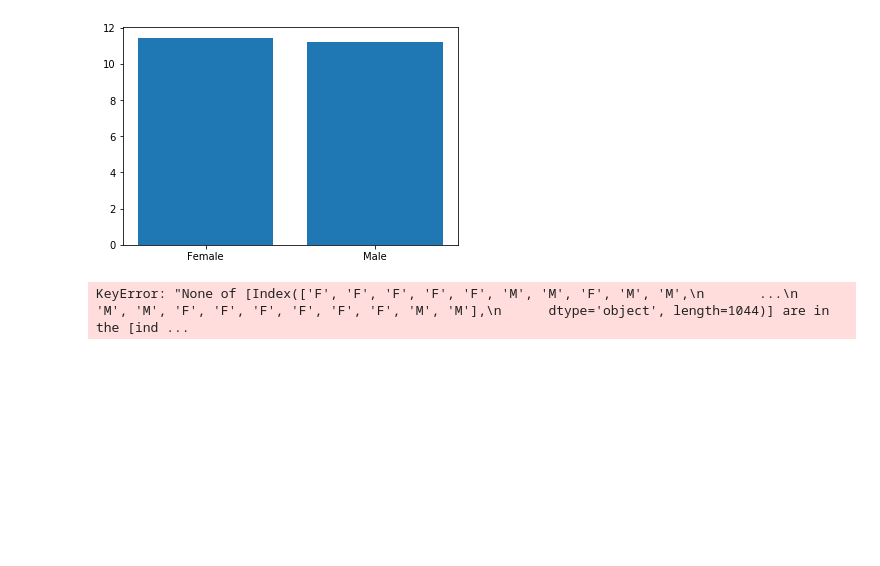
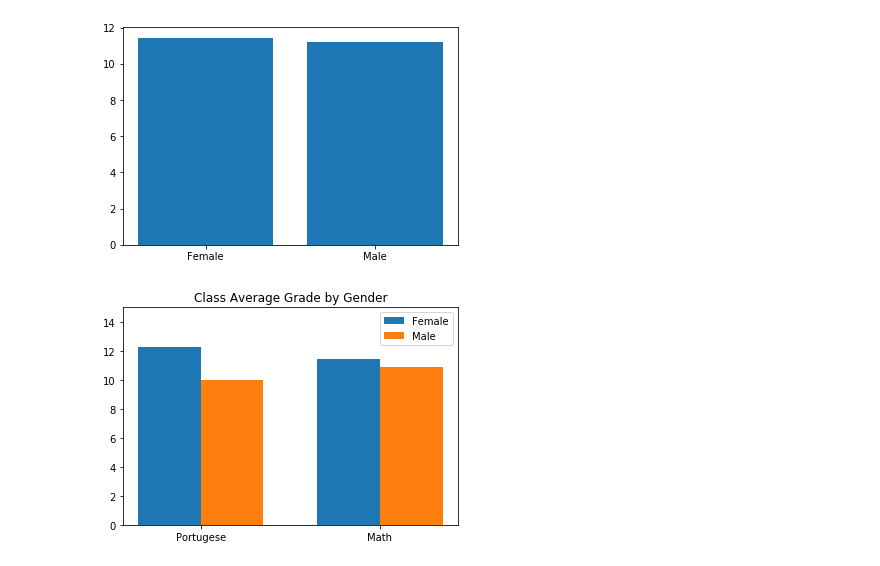
Before and after one commit to tatiana-ediger/predicting_student_performance, a Jupyter notebook: fp4.ipynb, the cells around one changed output. Drawn from its saved outputs; the diff is of its cells as text; code cells hidden in the pictures; blank space fills up the shorter version.

```diff
--- a/fp4.ipynb
+++ b/fp4.ipynb
@@ -76,10 +83,22 @@ plt.bar(["Female", "Male"], [female_avg, male_avg])
 # %% [output]
 <BarContainer object of 2 artists>
 [figure]
-# %%
-fig, ax = plt.subplots()
-plt1 = ax.bar(female_avg)
-plt2 = ax.bar(male_avg)
-plt.bar(["Math", "Portugese"], [math_avg, port_avg], )
-# %% [output]
-KeyError: "None of [Index(['F', 'F', 'F', 'F', 'F', 'M', 'M', 'F', 'M', 'M',\n       ...\n       'M', 'M', 'F', 'F', 'F', 'F', 'F', 'F', 'M', 'M'],\n      dtype='object', length=1044)] are in the [ind ...
+# %%
+female_port_avg = students_df.loc[(students_df["sex"] == "F") & (students_df["Math"] == 0)]["G3"].mean()
+female_math_avg = students_df.loc[(students_df["sex"] == "F") & (students_df["Math"] == 1)]["G3"].mean()
+male_port_avg = students_df.loc[(students_df["sex"] == "M") & (students_df["Math"] == 0)]["G3"].mean()
+male_math_avg = students_df.loc[(students_df["sex"] == "M") & (students_df["Math"] == 1)]["G3"].mean()
+# %%
+fig, ax = plt.subplots()
+ind = np.array([1,2])
+width = 0.35
+plt1 = ax.bar(ind, [female_port_avg, male_port_avg], width)
+plt2 = ax.bar(ind + width, [female_math_avg, male_math_avg], width)
+ax.set_title("Class Average Grade by Gender")
+ax.set_xticks(ind + width / 2)
+ax.set_xticklabels(("Portugese", "Math"))
+ax.legend((plt1[0],plt2[0]), ("Female", "Male"))
+plt.ylim(top = 15)
+plt.show()
+# %% [output]
+[figure, added]
```
Also changed, not shown: parts of 8 cells of this notebook.
